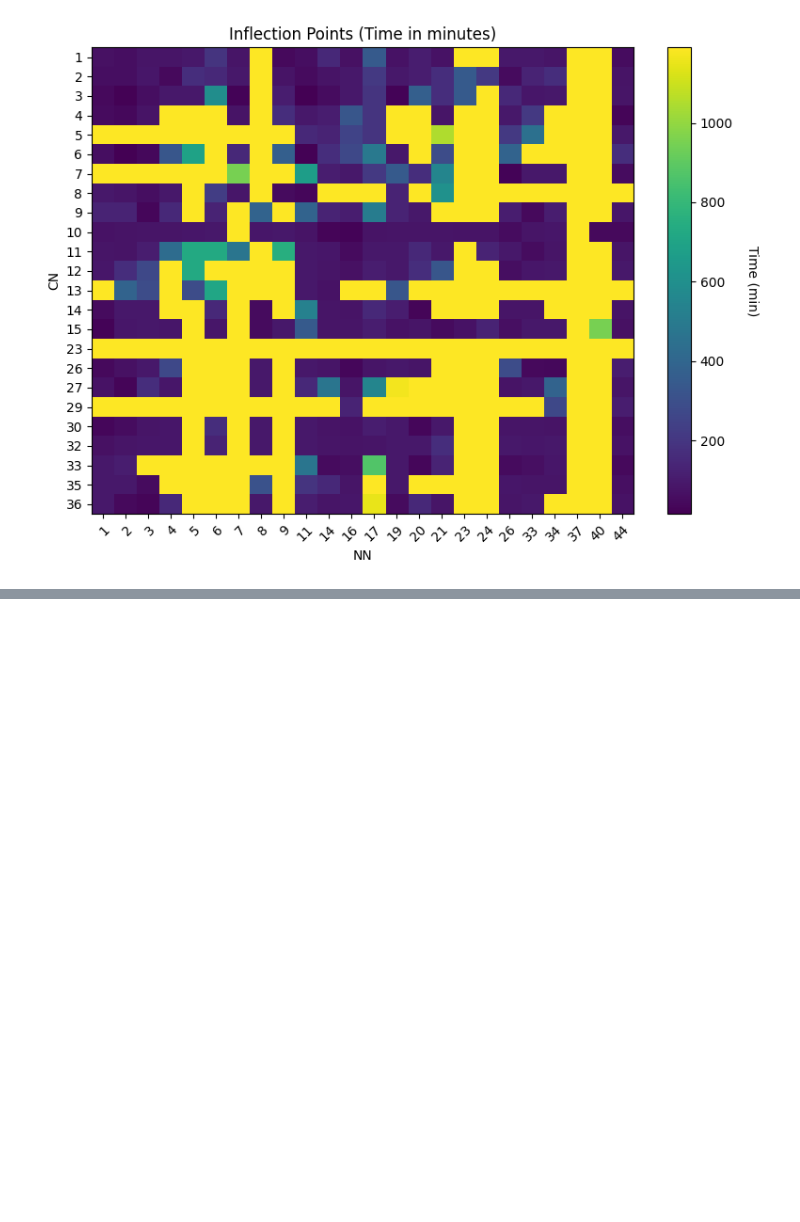
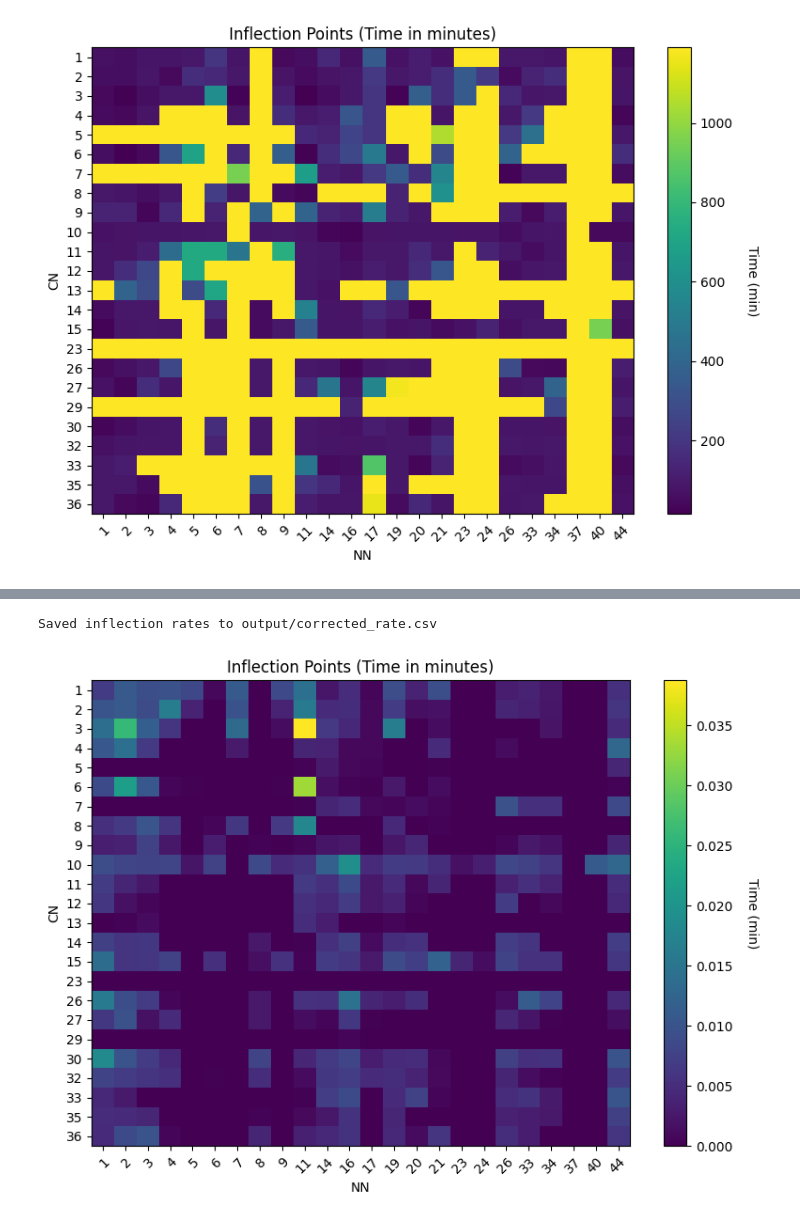
Before and after one commit to r3dugo/Image-Processing, a Jupyter notebook: inflection_processor/normalise.ipynb, the cells around one changed output, grey strips where cells are left out. Cells and saved outputs as stored; diff of their text form; code cells hidden in the pictures; blank space fills up the shorter version.

```diff
--- a/inflection_processor/normalise.ipynb
+++ b/inflection_processor/normalise.ipynb
@@ -62,0 +85,14 @@ visualiser.plot_inflection_csv("output/inflection/combined_inflection.csv", show
+# %%
+# Corrected inflection rates
+calculate_inflection_rates(
+    intensity_csv="output/intensity/combined_corrected_intensity.csv",
+    inflection_csv="output/inflection/combined_inflection.csv",
+    max_inflection=1190,
+    output_csv="output/corrected_rate.csv"
+);
+# %% [output]
+Saved inflection rates to output/corrected_rate.csv
+# %%
+visualiser.plot_inflection_csv("output/corrected_rate.csv", show_annotations=False)
+# %% [output]
+[figure, added]
```
Also changed, not shown: parts of 10 cells of this notebook, 1 other file.
